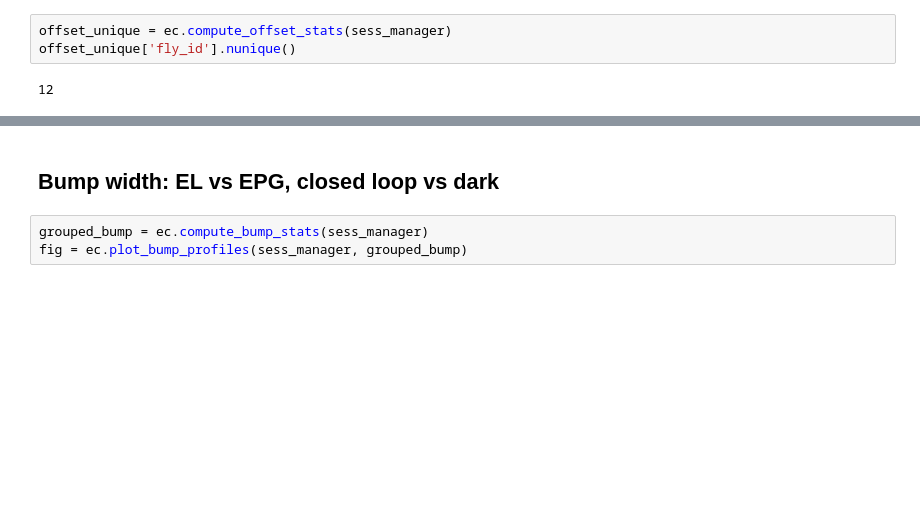
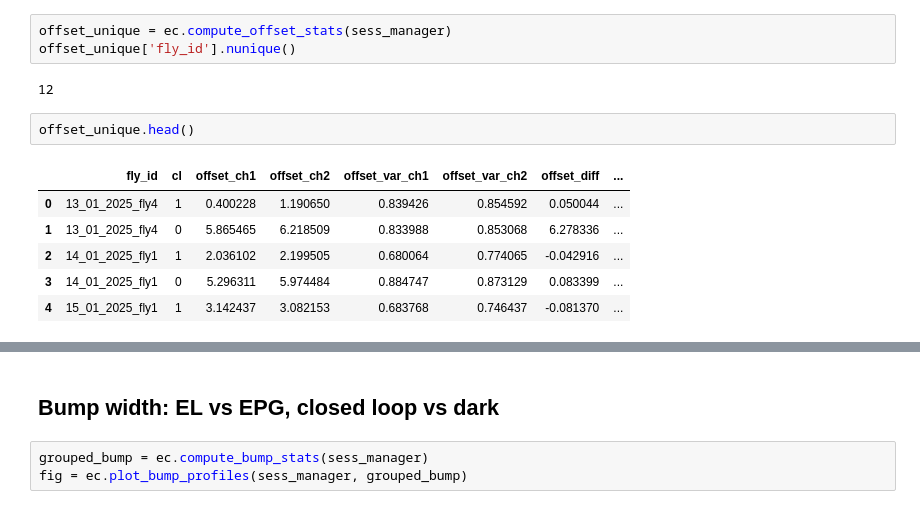
Before and after one commit to yfisher-lab/plitt_turnerevans_oa_instructs_hd_plasticity, a Jupyter notebook: figures/el_epg_coimaging/R18B05LexA_jGCaMP8s_R60D05Gal4_jRGECO1a.ipynb, the cells around one changed output, grey strips where cells are left out. Drawn from its saved outputs; the diff is of its cells as text; blank space fills up the shorter version.

```diff
--- a/figures/el_epg_coimaging/R18B05LexA_jGCaMP8s_R60D05Gal4_jRGECO1a.ipynb
+++ b/figures/el_epg_coimaging/R18B05LexA_jGCaMP8s_R60D05Gal4_jRGECO1a.ipynb
@@ -31,6 +32,15 @@ offset_unique = ec.compute_offset_stats(sess_manager)
 offset_unique['fly_id'].nunique()
 # %% [output]
 12
+# %%
+offset_unique.head()
+# %% [output]
+|  | fly_id | cl | offset_ch1 | offset_ch2 | offset_var_ch1 | offset_var_ch2 | offset_diff | ... |
+| 0 | 13_01_2025_fly4 | 1 | 0.400228 | 1.190650 | 0.839426 | 0.854592 | 0.050044 | ... |
+| 1 | 13_01_2025_fly4 | 0 | 5.865465 | 6.218509 | 0.833988 | 0.853068 | 6.278336 | ... |
+| 2 | 14_01_2025_fly1 | 1 | 2.036102 | 2.199505 | 0.680064 | 0.774065 | -0.042916 | ... |
+| 3 | 14_01_2025_fly1 | 0 | 5.296311 | 5.974484 | 0.884747 | 0.873129 | 0.083399 | ... |
+| 4 | 15_01_2025_fly1 | 1 | 3.142437 | 3.082153 | 0.683768 | 0.746437 | -0.081370 | ... |
 # %%
 fig, pva_diff_tests = ec.plot_pva_diff(sess_manager, offset_unique)
 pva_diff_tests
```
Also changed, not shown: parts of 3 cells of this notebook, 17 other files.
